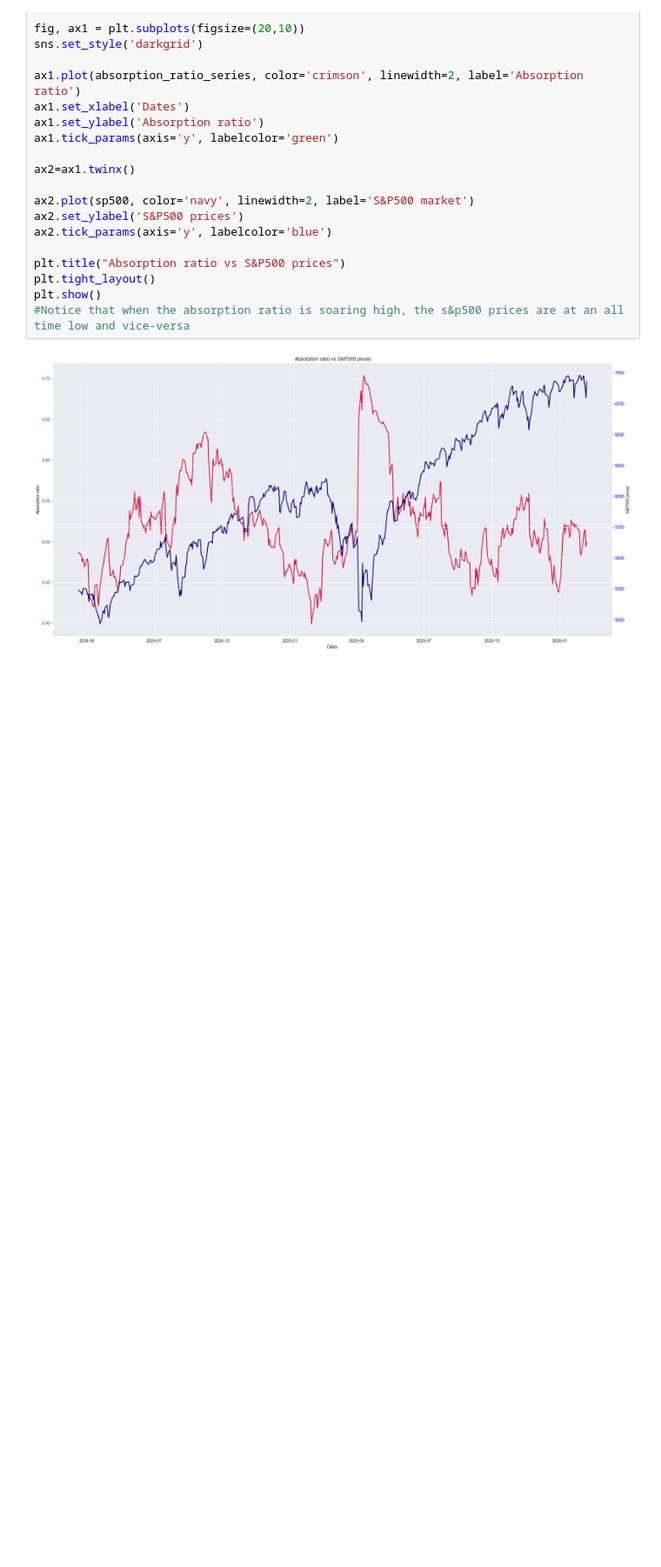
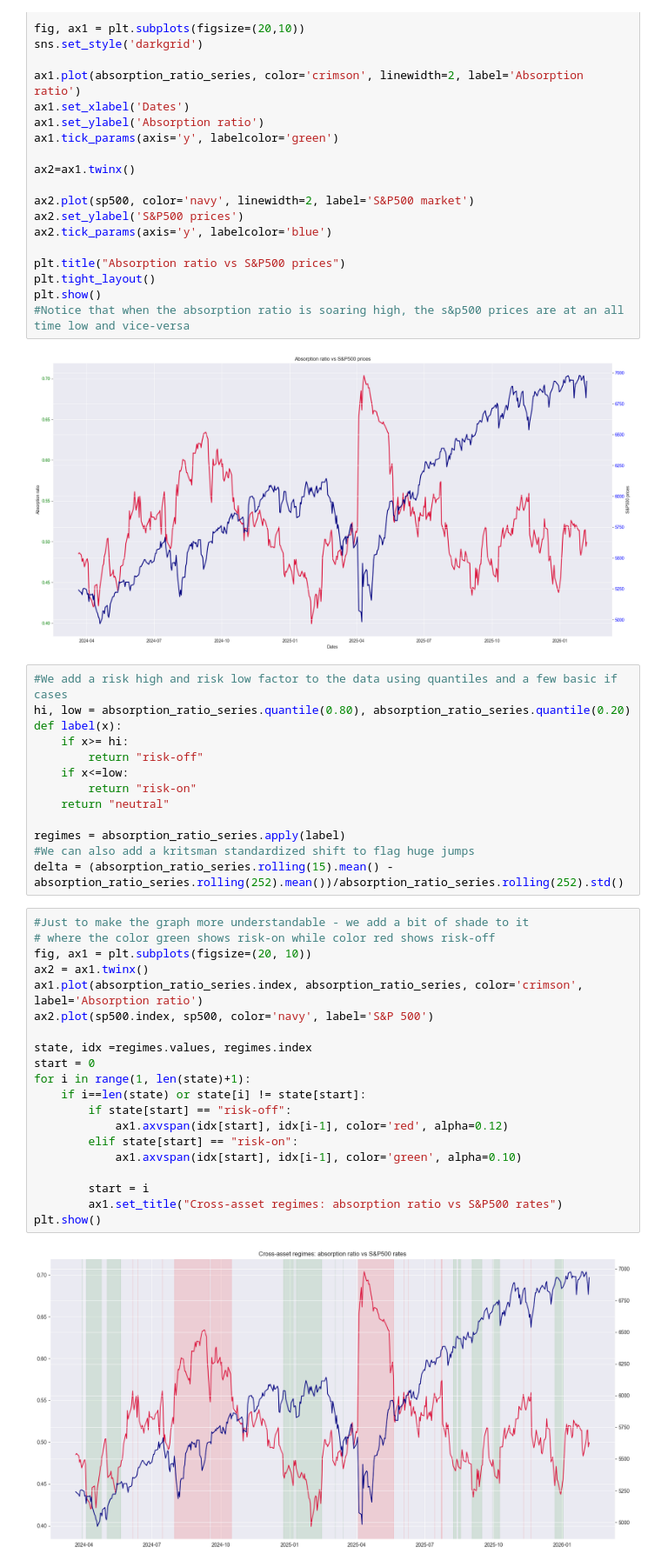
Before and after one commit to skanda137/heatmap, a Jupyter notebook: heatmap.ipynb, the cells around one changed output. Shown at 87% size. Saved outputs shown, nothing was run; the diff lists cells and outputs as text; blank space fills up the shorter version.

```diff
--- a/heatmap.ipynb
+++ b/heatmap.ipynb
@@ -131,3 +131,38 @@ plt.show()
 #Notice that when the absorption ratio is soaring high, the s&p500 prices are at an all time low and vice-versa
 # %% [output]
 [figure]
+# %%
+#We add a risk high and risk low factor to the data using quantiles and a few basic if cases
+hi, low = absorption_ratio_series.quantile(0.80), absorption_ratio_series.quantile(0.20)
+def label(x):
+    if x>= hi:
+        return "risk-off"
+    if x<=low:
+        return "risk-on"
+    return "neutral"
+
+regimes = absorption_ratio_series.apply(label)
+#We can also add a kritsman standardized shift to flag huge jumps
+delta = (absorption_ratio_series.rolling(15).mean() - absorption_ratio_series.rolling(252).mean())/absorption_ratio_series.rolling(252).std()
+# %%
+#Just to make the graph more understandable - we add a bit of shade to it
+# where the color green shows risk-on while color red shows risk-off
+fig, ax1 = plt.subplots(figsize=(20, 10))
+ax2 = ax1.twinx()
+ax1.plot(absorption_ratio_series.index, absorption_ratio_series, color='crimson', label='Absorption ratio')
+ax2.plot(sp500.index, sp500, color='navy', label='S&P 500')
+
+state, idx =regimes.values, regimes.index
+start = 0
+for i in range(1, len(state)+1):
+    if i==len(state) or state[i] != state[start]:
+        if state[start] == "risk-off":
+            ax1.axvspan(idx[start], idx[i-1], color='red', alpha=0.12)
+        elif state[start] == "risk-on":
+            ax1.axvspan(idx[start], idx[i-1], color='green', alpha=0.10)
+
+        start = i
+        ax1.set_title("Cross-asset regimes: absorption ratio vs S&P500 rates")
+plt.show()
+# %% [output]
+[figure, added]
```
Also changed, not shown: parts of 2 cells of this notebook.
